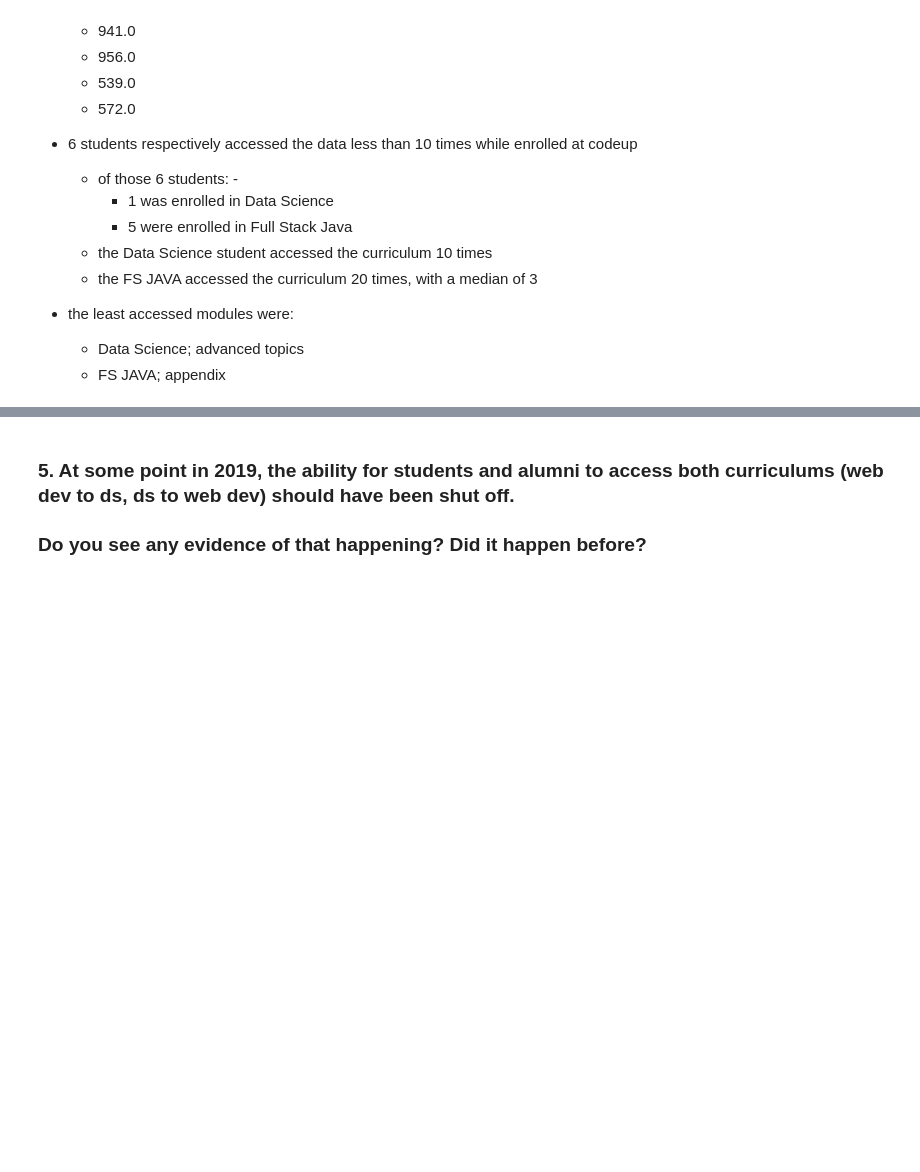
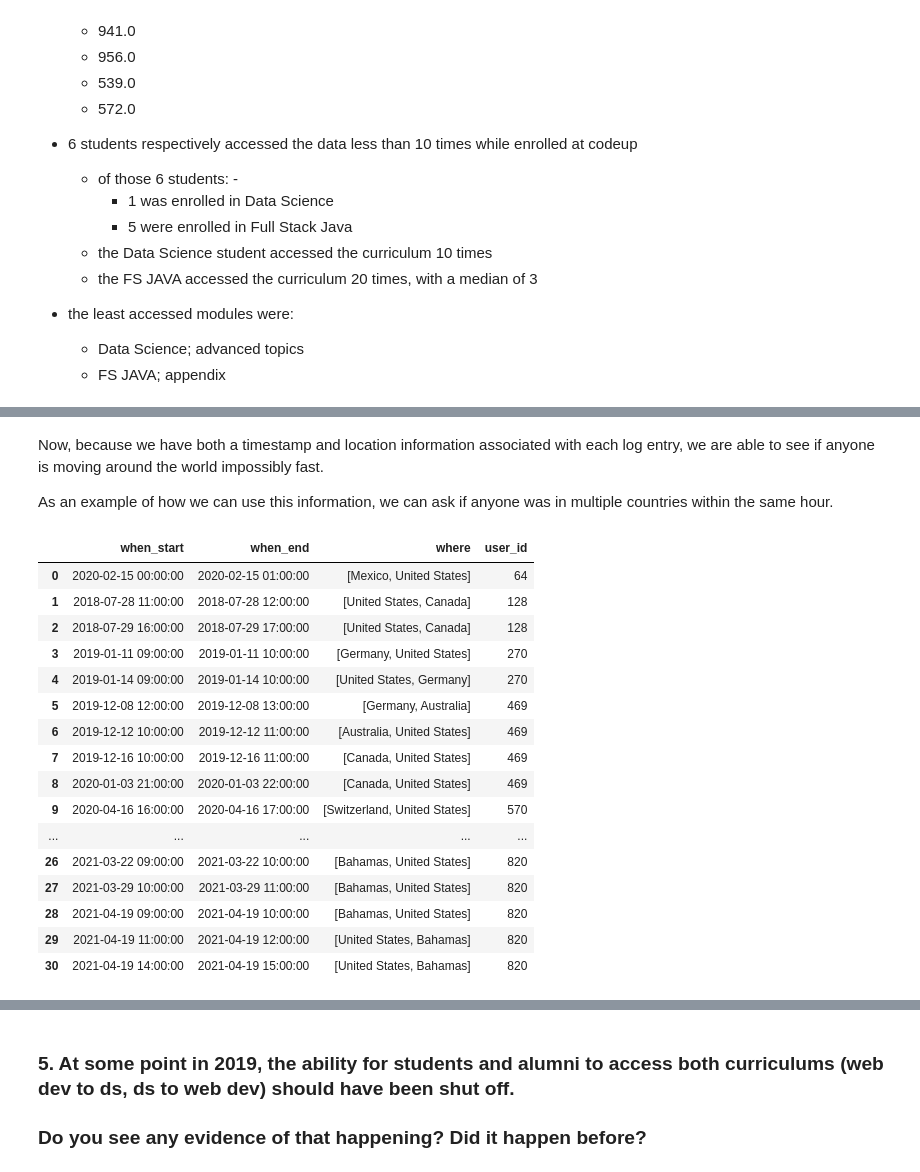
Before and after one commit to best-anamoly-detection-group-project/detection_project, a Jupyter notebook: final_report.ipynb, the cells around one changed output, grey strips where cells are left out. Cells and saved outputs as stored; diff of their text form; code cells hidden in the pictures; blank space fills up the shorter version.

```diff
--- a/final_report.ipynb
+++ b/final_report.ipynb
@@ -216,0 +280,25 @@ students.head(1)
+# %% [markdown]
+Now, because we have both a timestamp and location information associated with each log entry, we are able to see if anyone is moving around the world impossibly fast.
+
+As an example of how we can use this information, we can ask if anyone was in multiple countries within the same hour.
+# %%
+# Get geohopping events by the hour
+ip_tk.detect_country_geohop_events(df, window='1H', group_by='user_id')
+# %% [output]
+|  | when_start | when_end | where | user_id |
+| 0 | 2020-02-15 00:00:00 | 2020-02-15 01:00:00 | [Mexico, United States] | 64 |
+| 1 | 2018-07-28 11:00:00 | 2018-07-28 12:00:00 | [United States, Canada] | 128 |
+| 2 | 2018-07-29 16:00:00 | 2018-07-29 17:00:00 | [United States, Canada] | 128 |
+| 3 | 2019-01-11 09:00:00 | 2019-01-11 10:00:00 | [Germany, United States] | 270 |
+| 4 | 2019-01-14 09:00:00 | 2019-01-14 10:00:00 | [United States, Germany] | 270 |
+| 5 | 2019-12-08 12:00:00 | 2019-12-08 13:00:00 | [Germany, Australia] | 469 |
+| 6 | 2019-12-12 10:00:00 | 2019-12-12 11:00:00 | [Australia, United States] | 469 |
+| 7 | 2019-12-16 10:00:00 | 2019-12-16 11:00:00 | [Canada, United States] | 469 |
+| 8 | 2020-01-03 21:00:00 | 2020-01-03 22:00:00 | [Canada, United States] | 469 |
+| 9 | 2020-04-16 16:00:00 | 2020-04-16 17:00:00 | [Switzerland, United States] | 570 |
+| ... | ... | ... | ... | ... |
+| 26 | 2021-03-22 09:00:00 | 2021-03-22 10:00:00 | [Bahamas, United States] | 820 |
+| 27 | 2021-03-29 10:00:00 | 2021-03-29 11:00:00 | [Bahamas, United States] | 820 |
+| 28 | 2021-04-19 09:00:00 | 2021-04-19 10:00:00 | [Bahamas, United States] | 820 |
+| 29 | 2021-04-19 11:00:00 | 2021-04-19 12:00:00 | [United States, Bahamas] | 820 |
+| 30 | 2021-04-19 14:00:00 | 2021-04-19 15:00:00 | [United States, Bahamas] | 820 |
```
Also changed, not shown: parts of 30 cells of this notebook, 1 other file.
